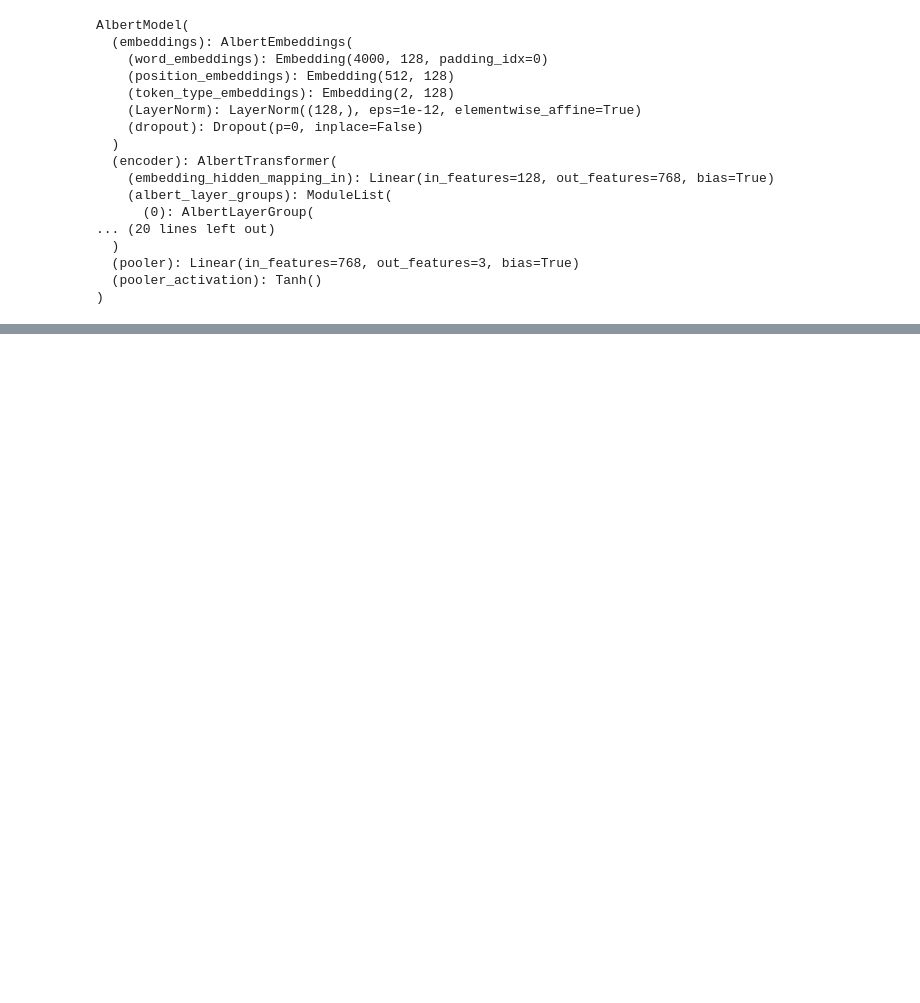
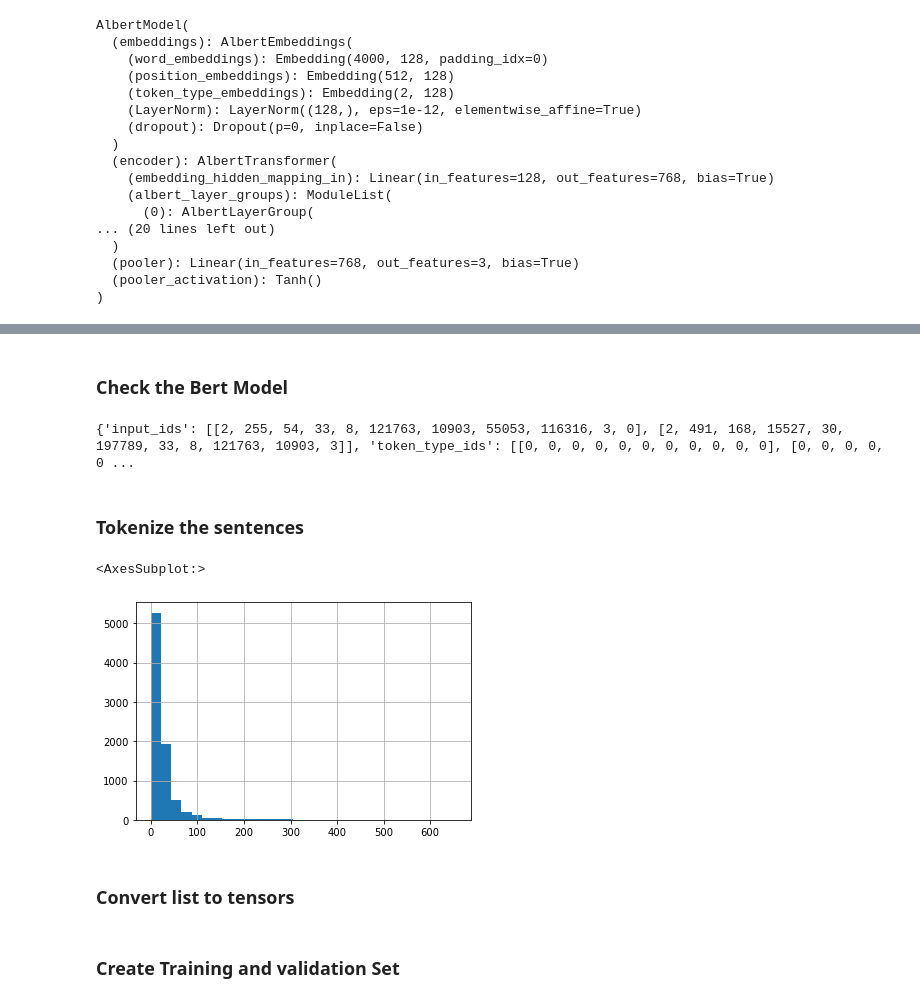
Before and after one commit to nkgci/ece570nlp, a Jupyter notebook: project_main_code.ipynb, the cells around one changed output, grey strips where cells are left out. Saved outputs shown, nothing was run; the diff lists cells and outputs as text; code cells hidden in the pictures; blank space fills up the shorter version.

```diff
--- a/project_main_code.ipynb
+++ b/project_main_code.ipynb
@@ -727,0 +746,7 @@ AlbertModel(
+# %%
+# split train dataset into train, validation and test sets
+df_pretoken['label'] = df_pretoken['label'].replace([" CAG"," OAG"," NAG"],[0,1,2])
+train_text, temp_text, train_labels, temp_labels = train_test_split(df_pretoken['post'], df_pretoken['label'], random_state=2018, test_size=0.3, stratify=df_pretoken['label'])
+val_text, test_text, val_labels, test_labels = train_test_split(temp_text, temp_labels, random_state=2018, test_size=0.5, stratify=temp_labels)
+
+print(df_pretoken.head)
@@ -727,0 +768,23 @@ AlbertModel(
+# %% [markdown]
+### Check the Bert Model
+# %%
+# sample data
+text = ["this is a bert model tutorial", "we will fine-tune a bert model"]
+
+# encode text
+sent_id = tokenizer.batch_encode_plus(text, padding=True)
+
+# output
+print(sent_id)
+# %% [output]
+{'input_ids': [[2, 255, 54, 33, 8, 121763, 10903, 55053, 116316, 3, 0], [2, 491, 168, 15527, 30, 197789, 33, 8, 121763, 10903, 3]], 'token_type_ids': [[0, 0, 0, 0, 0, 0, 0, 0, 0, 0, 0], [0, 0, 0, 0, 0 ...
+# %% [markdown]
+### Tokenize the sentences
+# %%
+# get length of all the messages in the train set
+seq_len = [len(i.split()) for i in train_text]
+
+pd.Series(seq_len).hist(bins = 30)
+# %% [output]
+<AxesSubplot:>
+[figure, added]
@@ -727,0 +815,2 @@ AlbertModel(
+# %% [markdown]
+### Convert list to tensors
@@ -727,0 +831,2 @@ AlbertModel(
+# %% [markdown]
+### Create Training and validation Set
```
Also changed, not shown: parts of 38 cells of this notebook.
